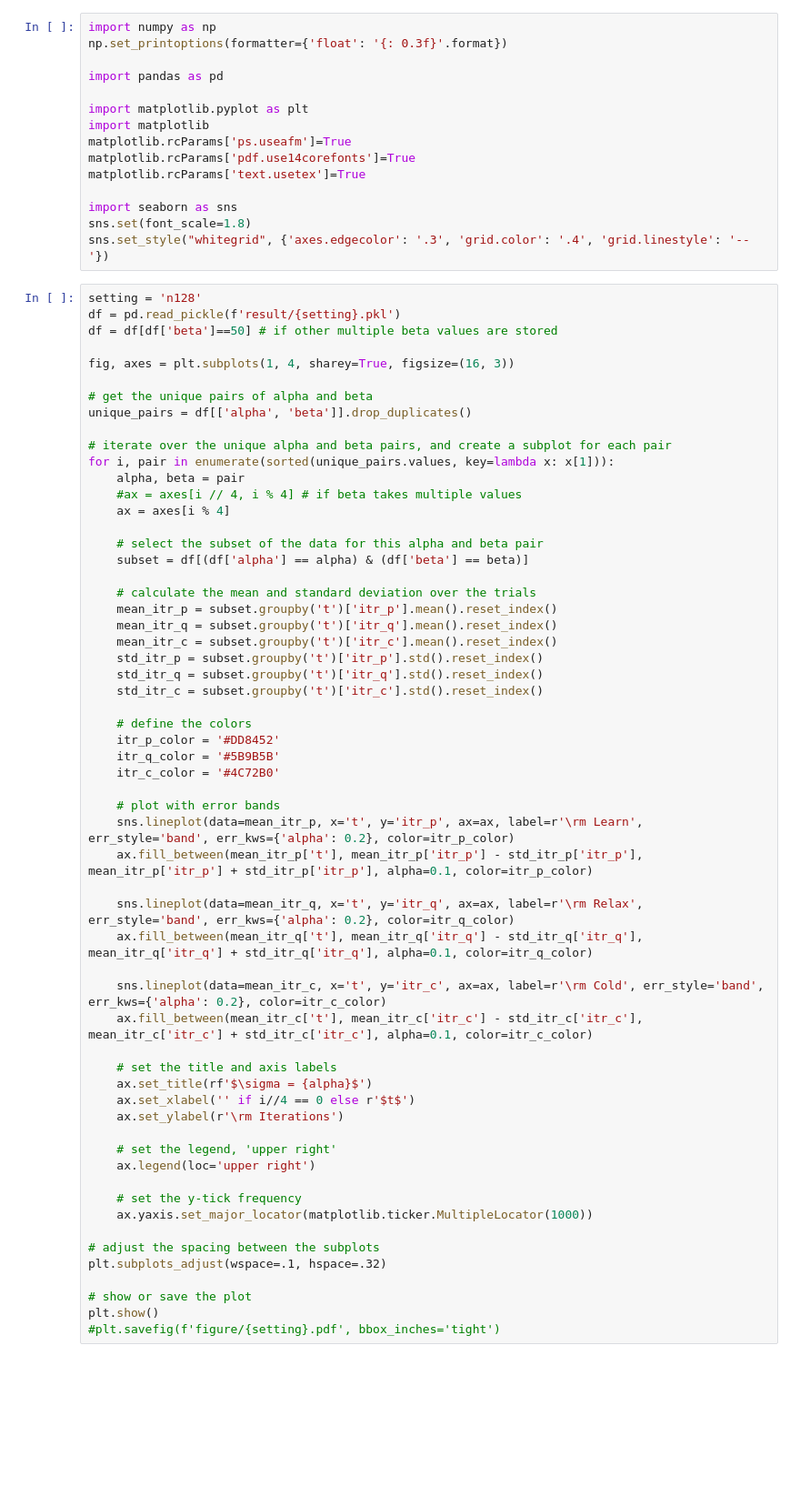
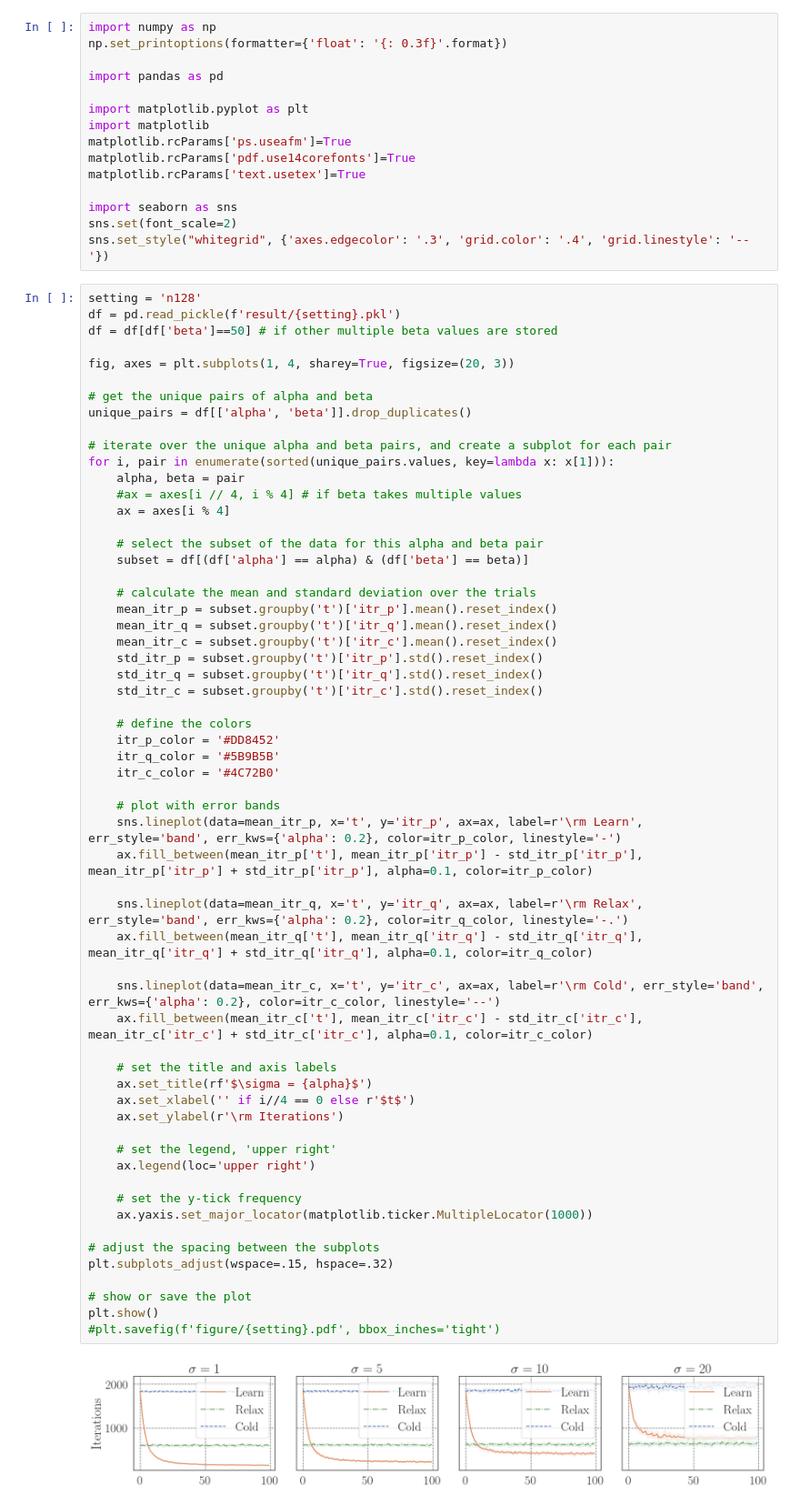
Before and after one commit to ssakaue/alps-m-convex-code, a Jupyter notebook: plot-result.ipynb, the cells around one changed output. Shown at 91% size. Drawn from its saved outputs; the diff is of its cells as text; blank space fills up the shorter version.

Commit message:
flatter plot

```diff
--- a/plot-result.ipynb
+++ b/plot-result.ipynb
@@ -11,14 +11,14 @@ matplotlib.rcParams['pdf.use14corefonts']=True
 matplotlib.rcParams['text.usetex']=True
 
 import seaborn as sns
-sns.set(font_scale=1.8)
+sns.set(font_scale=2)
 sns.set_style("whitegrid", {'axes.edgecolor': '.3', 'grid.color': '.4', 'grid.linestyle': '--'})
 # %%
 setting = 'n128'
 df = pd.read_pickle(f'result/{setting}.pkl')
 df = df[df['beta']==50] # if other multiple beta values are stored
 
-fig, axes = plt.subplots(1, 4, sharey=True, figsize=(16, 3))
+fig, axes = plt.subplots(1, 4, sharey=True, figsize=(20, 3))
 
 # get the unique pairs of alpha and beta
 unique_pairs = df[['alpha', 'beta']].drop_duplicates()
@@ -41,34 +41,36 @@ for i, pair in enumerate(sorted(unique_pairs.values, key=lambda x: x[1])):
     std_itr_c = subset.groupby('t')['itr_c'].std().reset_index()
 
     # define the colors
     itr_p_color = '#DD8452'
     itr_q_color = '#5B9B5B'
     itr_c_color = '#4C72B0'
 
     # plot with error bands
-    sns.lineplot(data=mean_itr_p, x='t', y='itr_p', ax=ax, label=r'\rm Learn', err_style='band', err_kws={'alpha': 0.2}, color=itr_p_color)
+    sns.lineplot(data=mean_itr_p, x='t', y='itr_p', ax=ax, label=r'\rm Learn', err_style='band', err_kws={'alpha': 0.2}, color=itr_p_color, linestyle='-')
     ax.fill_between(mean_itr_p['t'], mean_itr_p['itr_p'] - std_itr_p['itr_p'], mean_itr_p['itr_p'] + std_itr_p['itr_p'], alpha=0.1, color=itr_p_color)
 
-    sns.lineplot(data=mean_itr_q, x='t', y='itr_q', ax=ax, label=r'\rm Relax', err_style='band', err_kws={'alpha': 0.2}, color=itr_q_color)
+    sns.lineplot(data=mean_itr_q, x='t', y='itr_q', ax=ax, label=r'\rm Relax', err_style='band', err_kws={'alpha': 0.2}, color=itr_q_color, linestyle='-.')
     ax.fill_between(mean_itr_q['t'], mean_itr_q['itr_q'] - std_itr_q['itr_q'], mean_itr_q['itr_q'] + std_itr_q['itr_q'], alpha=0.1, color=itr_q_color)
 
-    sns.lineplot(data=mean_itr_c, x='t', y='itr_c', ax=ax, label=r'\rm Cold', err_style='band', err_kws={'alpha': 0.2}, color=itr_c_color)
+    sns.lineplot(data=mean_itr_c, x='t', y='itr_c', ax=ax, label=r'\rm Cold', err_style='band', err_kws={'alpha': 0.2}, color=itr_c_color, linestyle='--')
     ax.fill_between(mean_itr_c['t'], mean_itr_c['itr_c'] - std_itr_c['itr_c'], mean_itr_c['itr_c'] + std_itr_c['itr_c'], alpha=0.1, color=itr_c_color)
 
     # set the title and axis labels
     ax.set_title(rf'$\sigma = {alpha}$')
     ax.set_xlabel('' if i//4 == 0 else r'$t$')
     ax.set_ylabel(r'\rm Iterations')
 
     # set the legend, 'upper right'
     ax.legend(loc='upper right')
 
     # set the y-tick frequency
     ax.yaxis.set_major_locator(matplotlib.ticker.MultipleLocator(1000))
 
 # adjust the spacing between the subplots
-plt.subplots_adjust(wspace=.1, hspace=.32)
+plt.subplots_adjust(wspace=.15, hspace=.32)
 
 # show or save the plot
 plt.show()
 #plt.savefig(f'figure/{setting}.pdf', bbox_inches='tight')
+# %% [output]
+[figure, added]
```
